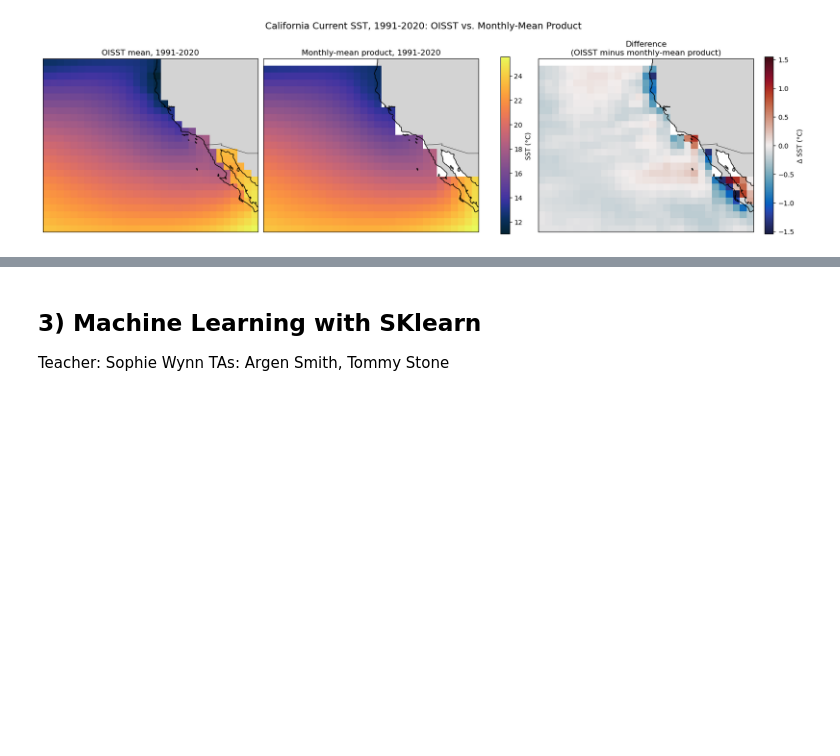
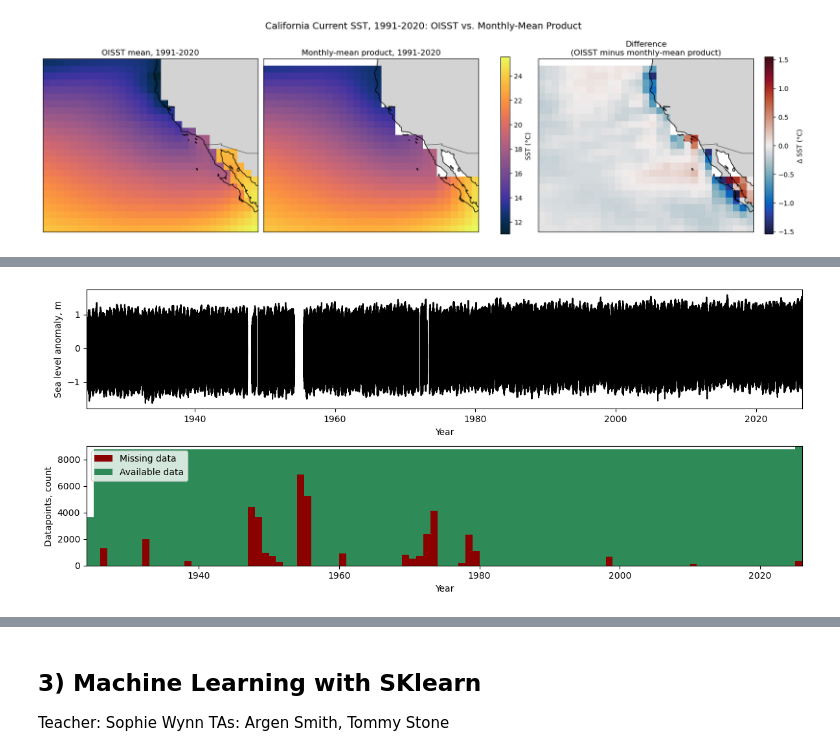
Before and after one commit to tgstone/sio-math-workshop, a Jupyter notebook: docs/source/2026/day3/data_workshop2.ipynb, the cells around one changed output, grey strips where cells are left out. Saved outputs shown, nothing was run; the diff lists cells and outputs as text; code cells hidden in the pictures; blank space fills up the shorter version.

Commit message:
pushing with Argen changes for data_workshop2.ipynb

```diff
--- a/docs/source/2026/day3/data_workshop2.ipynb
+++ b/docs/source/2026/day3/data_workshop2.ipynb
@@ -424,2 +425,7 @@ plt.show()
 Teacher: Argen Smith
 TA: Sophie Wynn, Tommy Stone
+# %%
+# open tide data
+tide_ds = xr.open_dataset('data/h554.nc').mean('record_id')
+
+tide_ds
@@ -425,0 +445,35 @@ TA: Sophie Wynn, Tommy Stone
+# %%
+fig, axs = plt.subplots(2, figsize=(12, 5))
+
+ax = axs[0]
+sla = (tide_ds.sea_level - np.nanmean(tide_ds.sea_level.data))/1000 # remove mean and convert to meters!
+sla.plot(ax=ax, x='time', color='black')
+ax.set_ylabel('Sea level anomaly, m')
+ax.set_xlabel('Year')
+ax.set_xlim([np.datetime64('1924-08-01T08:00:00.000000000'), np.datetime64('2026-07-31T21:00:00.000000000')])
+
+ax = axs[1]
+# show how many missing data points we have per year. Calculate the years, pick out points with missing data
+missing_data = np.zeros_like(sla.data)*np.nan
+notmissing_data = missing_data.copy()
+years = tide_ds.time.data.astype('datetime64[Y]').astype(int) + 1970
+nanmask = np.isnan(sla.data)
+missing_data[nanmask] = years[nanmask]
+notmissing_data[~nanmask] = years[~nanmask]
+
+missing_hist = np.histogram(missing_data, bins=np.arange(1924, 2027))
+notmissing_hist = np.histogram(notmissing_data, bins=np.arange(1924, 2027))
+ax.bar(np.arange(1924, 2026)+0.5, missing_hist[0], color='darkred', label='Missing data', width=1)
+ax.bar(np.arange(1924, 2026)+0.5, notmissing_hist[0], color='seagreen', bottom=missing_hist[0], label='Available data', width=1)
+ax.legend()
+
+#ax.hist(missing_data, bins = np.arange(1924, 2026), color='firebrick')
+ax.set_ylabel('Datapoints, count')
+ax.set_xlabel('Year')
+ax.set_xlim([1924, 2026])
+ax.set_ylim([0, 9000])
+
+
+fig.tight_layout()
+# %% [output]
+[figure, added]
```
Also changed, not shown: parts of 13 cells of this notebook.
